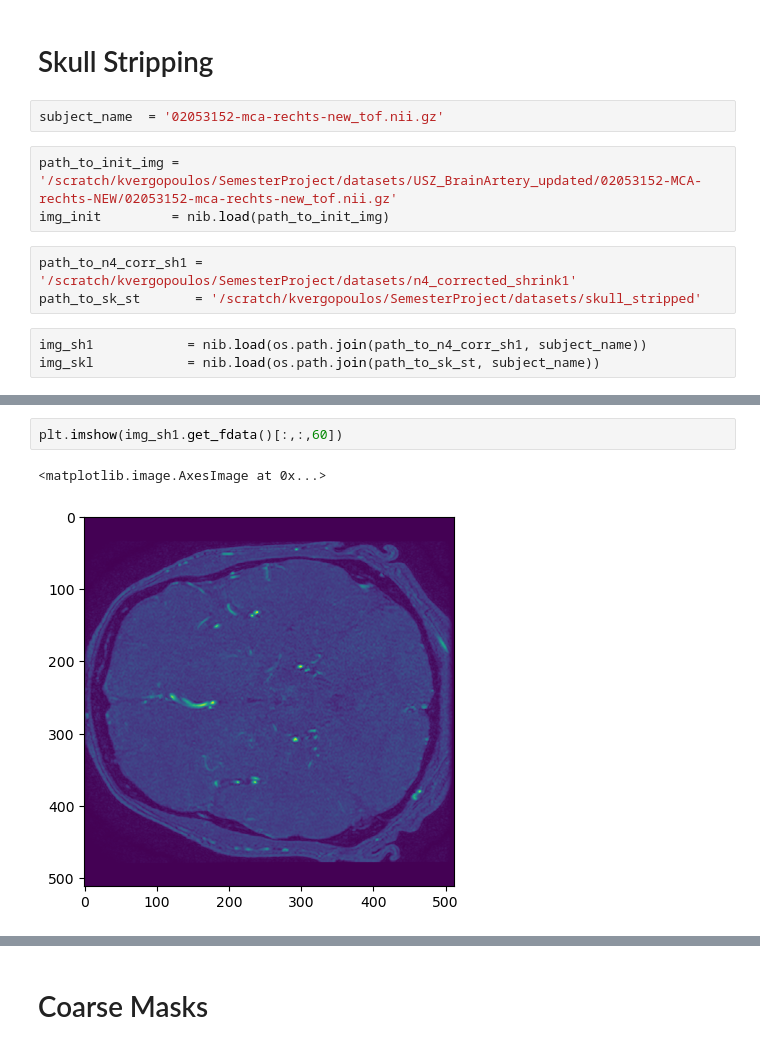
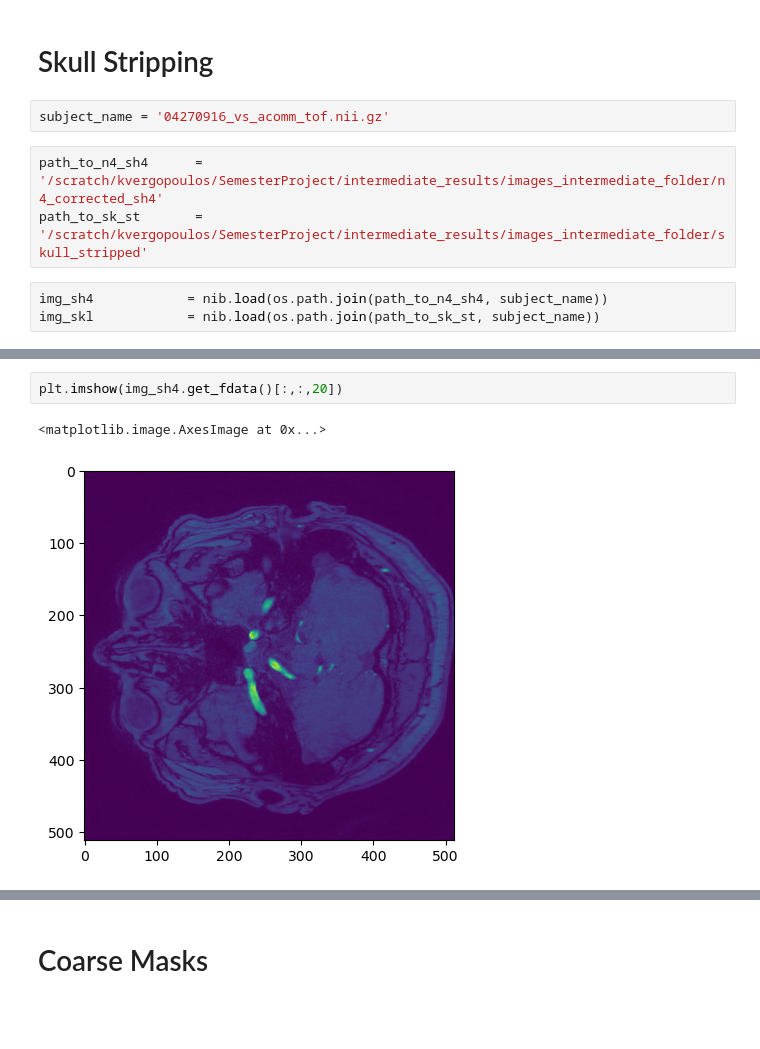
Before and after one commit to JdbermeoUZH/UIASegmentation, a Jupyter notebook: jp_notebooks/Image Viewing.ipynb, the cells around one changed output, grey strips where cells are left out. Saved outputs shown, nothing was run; the diff lists cells and outputs as text; blank space fills up the shorter version.

```diff
--- a/jp_notebooks/Image Viewing.ipynb
+++ b/jp_notebooks/Image Viewing.ipynb
@@ -84,13 +105,10 @@ plt.imshow(log_bias_field_sh1[:,:,76]), plt.colorbar()
 # %% [markdown]
 # Skull Stripping
 # %%
-subject_name  = '02053152-mca-rechts-new_tof.nii.gz'
+subject_name = '04270916_vs_acomm_tof.nii.gz'
-# %%
-path_to_init_img = '/scratch/kvergopoulos/SemesterProject/datasets/USZ_BrainArtery_updated/02053152-MCA-rechts-NEW/02053152-mca-rechts-new_tof.nii.gz'
-img_init         = nib.load(path_to_init_img)
 # %%
-path_to_n4_corr_sh1 = '/scratch/kvergopoulos/SemesterProject/datasets/n4_corrected_shrink1'
-path_to_sk_st       = '/scratch/kvergopoulos/SemesterProject/datasets/skull_stripped'
+path_to_n4_sh4      = '/scratch/kvergopoulos/SemesterProject/intermediate_results/images_intermediate_folder/n4_corrected_sh4'
+path_to_sk_st       = '/scratch/kvergopoulos/SemesterProject/intermediate_results/images_intermediate_folder/skull_stripped'
 # %%
-img_sh1            = nib.load(os.path.join(path_to_n4_corr_sh1, subject_name))
+img_sh4            = nib.load(os.path.join(path_to_n4_sh4, subject_name))
 img_skl            = nib.load(os.path.join(path_to_sk_st, subject_name))
@@ -102,6 +115,6 @@ plt.imshow(img_init.get_fdata()[:,:,60])
 # %%
-plt.imshow(img_sh1.get_fdata()[:,:,60])
+plt.imshow(img_sh4.get_fdata()[:,:,20])
 # %% [output]
 <matplotlib.image.AxesImage at 0x...>
-[figure, old version]
+[figure, new version]
 # %%
```
Also changed, not shown: parts of 38 cells of this notebook, 6 other files.
